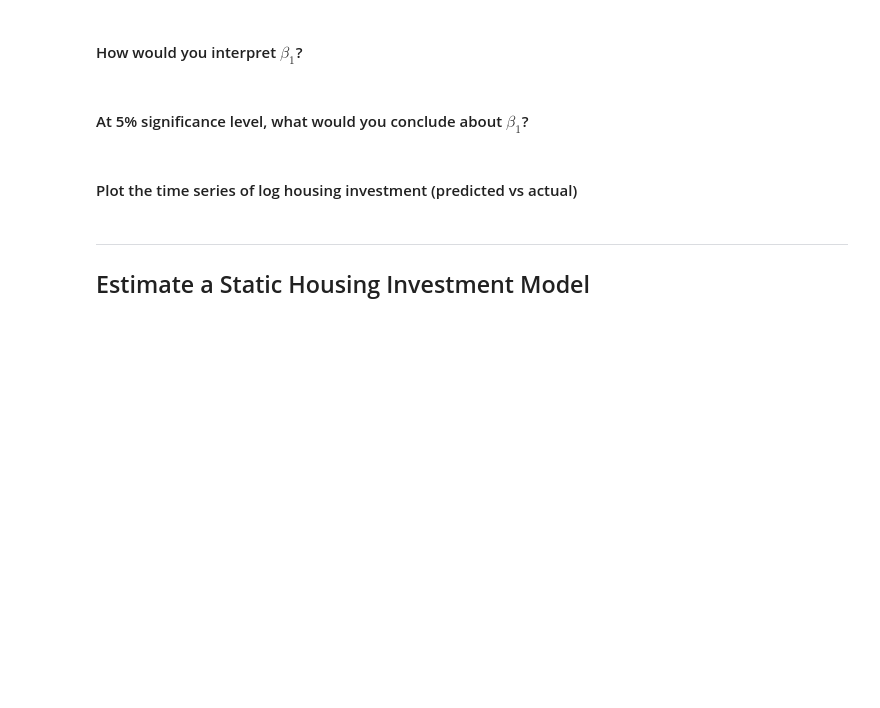
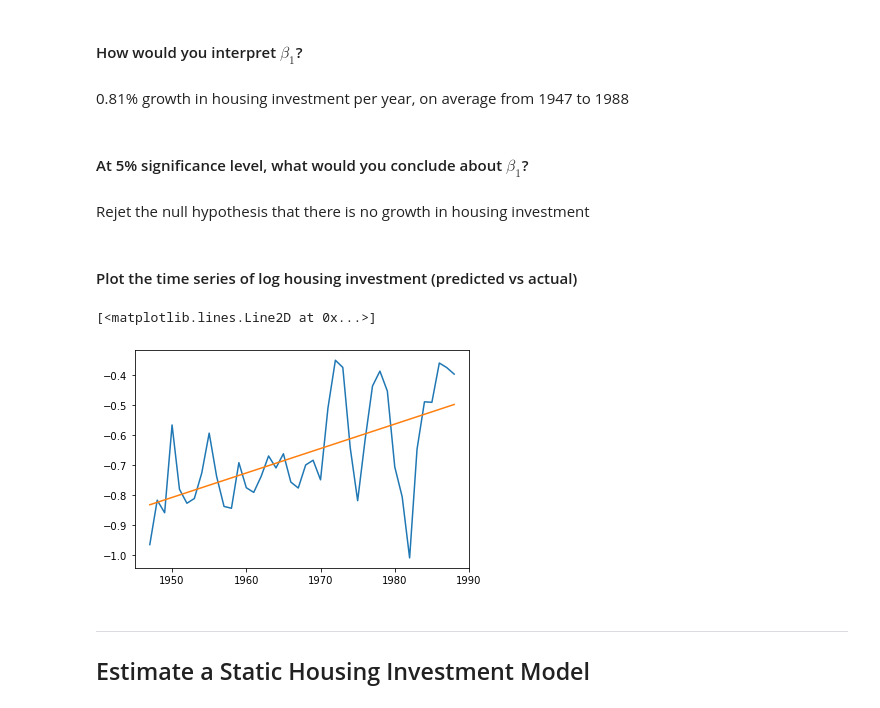
Before and after one commit to TMU-REM750-Research-Methods/in-class-examples, a Jupyter notebook: TS-basics/TS_basics.ipynb, the cells around one changed output. Saved outputs shown, nothing was run; the diff lists cells and outputs as text; code cells hidden in the pictures; blank space fills up the shorter version.

```diff
--- a/TS-basics/TS_basics.ipynb
+++ b/TS-basics/TS_basics.ipynb
@@ -67,5 +158,7 @@
 
 #### Estimate the time trend of log housing investment
 $$linvpc = \beta_0 + \beta_1 t + u_t$$
+# %%
+model_est = smf.ols(formula = 'linvpc ~ 1 + t', data = HSEINV).fit()
 # %% [markdown]
 #### Get the estimation results
@@ -72,9 +185,19 @@ $$linvpc = \beta_0 + \beta_1 t + u_t$$
 # %% [markdown]
 #### How would you interpret $\beta_1$?
+# %% [markdown]
+0.81% growth in housing investment per year, on average from 1947 to 1988
 # %% [markdown]
 #### At 5% significance level, what would you conclude about $\beta_1$?
+# %% [markdown]
+Rejet the null hypothesis that there is no growth in housing investment
 # %% [markdown]
 #### Plot the time series of log housing investment (predicted vs actual)
+# %%
+matplotlib.pyplot.plot(HSEINV.year, HSEINV.linvpc)
+matplotlib.pyplot.plot(HSEINV.year, model_est.predict())
+# %% [output]
+[<matplotlib.lines.Line2D at 0x...>]
+[figure, added]
 # %% [markdown]
 ***
 ## Estimate a Static Housing Investment Model
```
Also changed, not shown: parts of 10 cells of this notebook.
